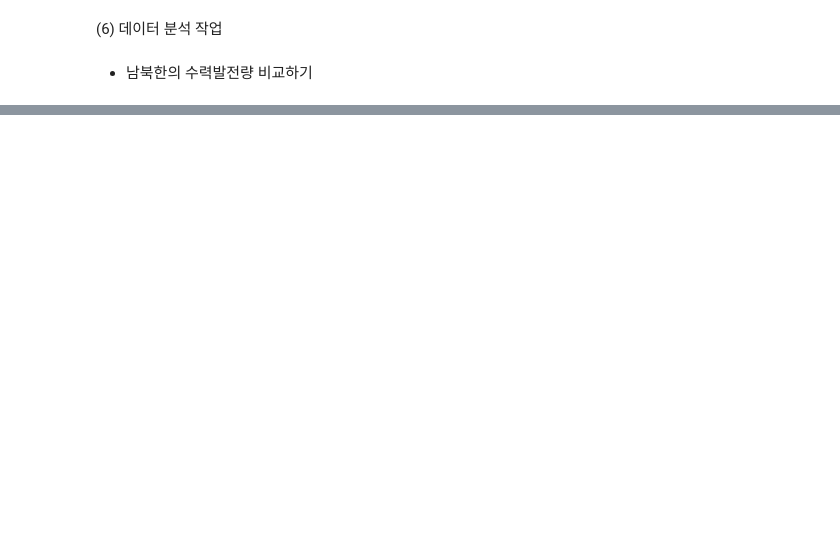
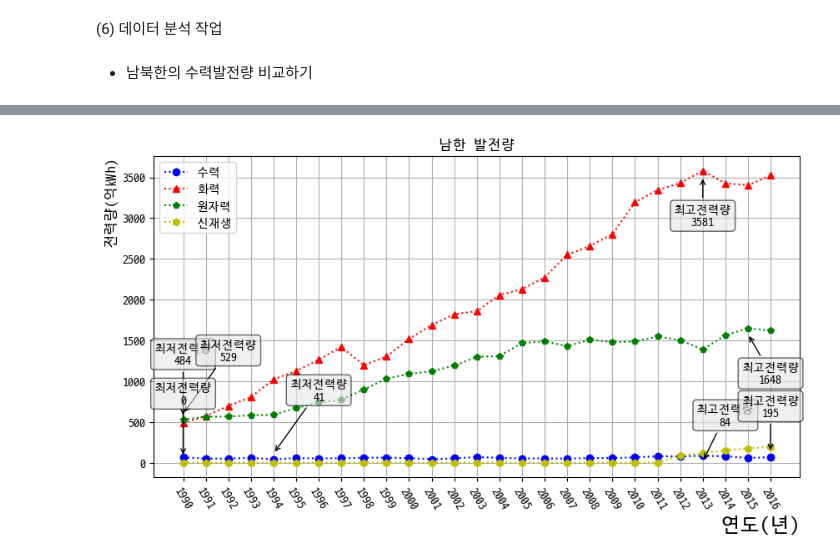
Before and after one commit to Schubert3275/KDT-Pandas_Study, a Jupyter notebook: DAY_06/ex_kor_power.ipynb, the cells around one changed output, grey strips where cells are left out. Cells and saved outputs as stored; diff of their text form; code cells hidden in the pictures; blank space fills up the shorter version.

```diff
--- a/DAY_06/ex_kor_power.ipynb
+++ b/DAY_06/ex_kor_power.ipynb
@@ -134,0 +233,4 @@ ret = plt.plot(x, waterDF.loc['남한'], 'bo:', x, waterDF.loc['북한'], 'ro:')
+# %%
+drowChart(power_southDF, '남한 발전량')
+# %% [output]
+[figure, added]
```
Also changed, not shown: parts of 17 cells of this notebook, 2 other files.
